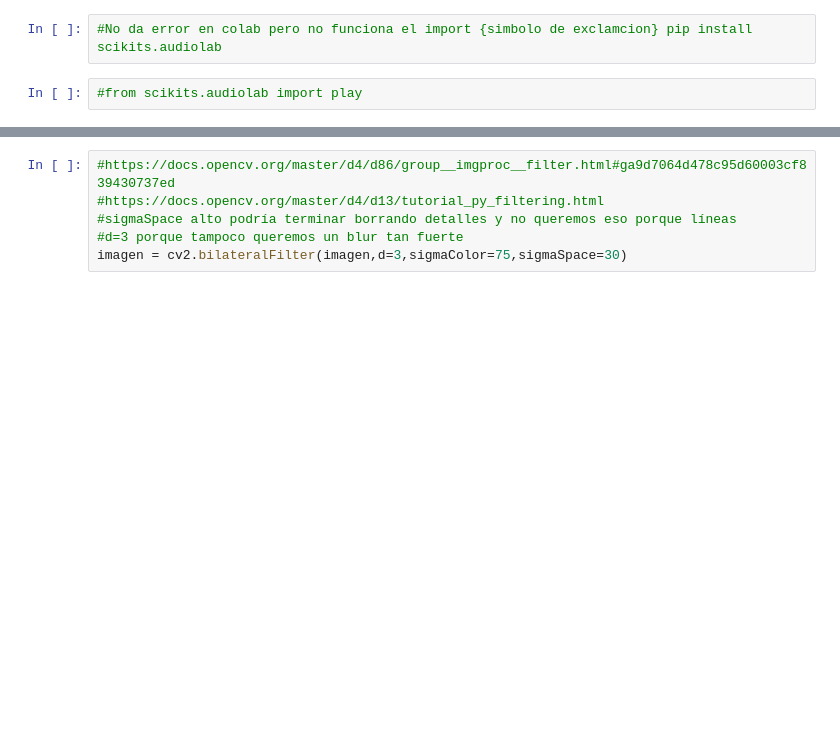
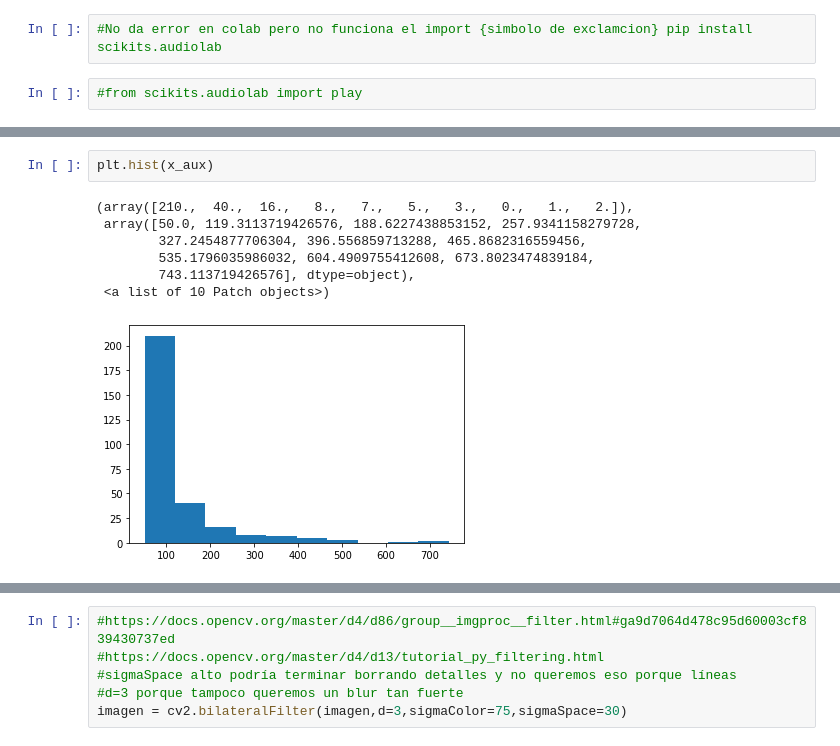
Before and after one commit to Carhuacusma/CC61_PDI_Trabajo_Final, a Jupyter notebook: CC61_PDI_Trabajo_Final.ipynb, the cells around one changed output, grey strips where cells are left out. Drawn from its saved outputs; the diff is of its cells as text; blank space fills up the shorter version.

```diff
--- a/CC61_PDI_Trabajo_Final.ipynb
+++ b/CC61_PDI_Trabajo_Final.ipynb
@@ -48,0 +186,10 @@ imagen = cv2.cvtColor(imagen,cv2.COLOR_RGB2GRAY)
+# %%
+plt.hist(x_aux)
+# %% [output]
+(array([210.,  40.,  16.,   8.,   7.,   5.,   3.,   0.,   1.,   2.]),
+ array([50.0, 119.3113719426576, 188.6227438853152, 257.9341158279728,
+        327.2454877706304, 396.556859713288, 465.8682316559456,
+        535.1796035986032, 604.4909755412608, 673.8023474839184,
+        743.113719426576], dtype=object),
+ <a list of 10 Patch objects>)
+[figure, added]
```
Also changed, not shown: parts of 39 cells of this notebook.
